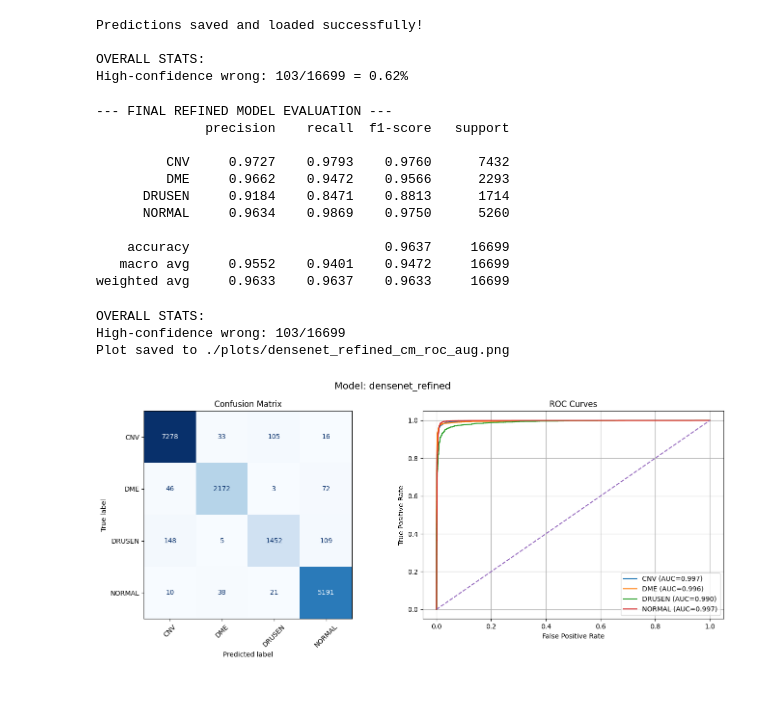
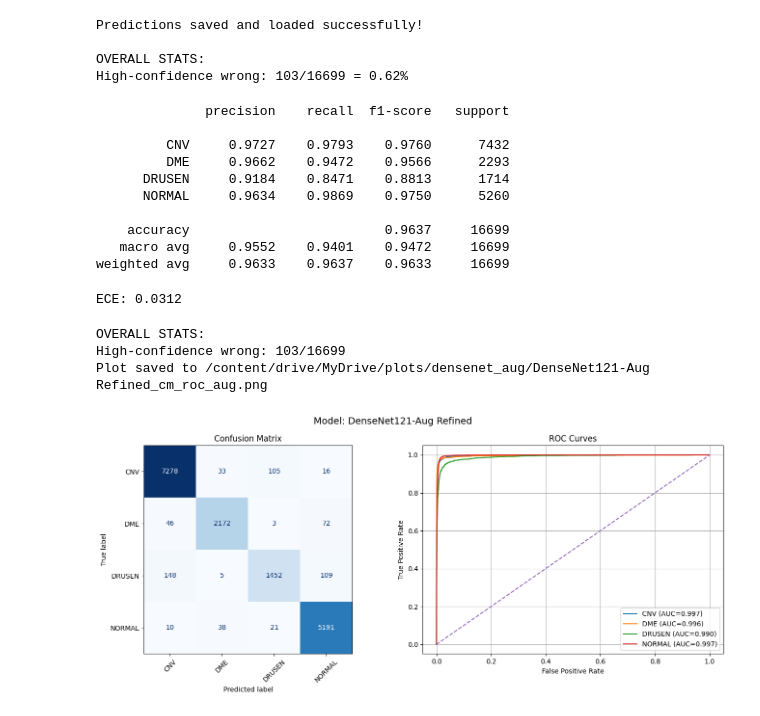
Before and after one commit to ManosGitProject/oct_retinal_classification_hackathon_v1, a Jupyter notebook: 02d_Train_DenseNet121_Augmented.ipynb, the cells around one changed output. Drawn from its saved outputs; the diff is of its cells as text; code cells hidden in the pictures.

```diff
--- a/02d_Train_DenseNet121_Augmented.ipynb
+++ b/02d_Train_DenseNet121_Augmented.ipynb
@@ -416,8 +417,7 @@ for stage in tqdm(stages, desc='Stage', unit='stage', position=0, leave=True):
     (model, optimizer, scheduler, start_epoch,
      train_epoch_losses, train_epoch_f1s,
      val_epoch_losses, val_epoch_f1s,
-     num_epochs_checkpoint, data_fraction_checkpoint) = utils.load_latest_checkpoint(model, optimizer, scheduler,
-                                                                                     stage, path=path_hackathon_checkpoints, device=device)
+     num_epochs_checkpoint, data_fraction_checkpoint) = utils.load_latest_checkpoint(model, optimizer, scheduler, stage, path=path_hackathon_checkpoints)
 
     if start_epoch == 0 and prev_stage is not None:
         current_prev_best_path = os.path.join(path_oct_models, f"densenet_{prev_stage}_best.pth")
@@ -929,21 +929,18 @@ OVERALL STATS:
 High-confidence wrong: 103/16699 = 0.62%
 # %%
 # Load and force into NumPy arrays for plotting consistency
-data = torch.load("test_predictions_refined_test.pth", weights_only=False)
-gold = np.array(data["gold_labels"])
+data = torch.load(f"{path_final_models}/test_predictions_refined_test.pth", weights_only=False)
+gold_labels = np.array(data["gold_labels"])
 preds = np.array(data["predictions"])
 probs = np.array(data["probabilities"])
 
 class_names = ["CNV", "DME", "DRUSEN", "NORMAL"]
 class_colors = ["#d62728", "#1f77b4", "#2ca02c", "#ff7f0e"] # Red, Blue, Green, Orange
 threshold = 0.9
-path_final_plots = "./plots"
 
-# --- 2. OFFICIAL STATS & REPORT ---
-print("--- FINAL REFINED MODEL EVALUATION ---")
-print(classification_report(gold, preds, target_names=class_names, digits=4))
+# Classification Report
+print(classification_report(gold_labels, preds, target_names=class_names, digits=4))
 # %% [output]
---- FINAL REFINED MODEL EVALUATION ---
               precision    recall  f1-score   support
 
          CNV     0.9727    0.9793    0.9760      7432
@@ -954,29 +951,25 @@ print(classification_report(gold, preds, target_names=class_names, digits=4))
     accuracy                         0.9637     16699
    macro avg     0.9552    0.9401    0.9472     16699
 weighted avg     0.9633    0.9637    0.9633     16699
+# %%
+ece = MulticlassCalibrationError(num_classes=4, n_bins=10)
+ece_score = ece(torch.tensor(probs), torch.tensor(gold_labels))
+print(f"ECE: {ece_score.item():.4f}")
+# %% [output]
+ECE: 0.0312
 # %%
 # Confidence and Error Masks
 pred_conf = probs[np.arange(len(preds)), preds]
-correct = (preds == gold)
+correct = (preds == gold_labels)
 high_conf_wrong_mask = (~correct) & (pred_conf > threshold)
 
 print(f"OVERALL STATS:")
 print(f"High-confidence wrong: {np.sum(high_conf_wrong_mask)}/{len(preds)}")
 
-# --- 3. THE "UTILS" PLOT (CM & ROC) ---
-# Calls your specific function: (gold, preds, probs, names, path, aug, name)
-utils.plot_cm_and_roc_single_stage(
-    gold,
-    preds,
-    probs,
-    class_names,
-    path_final_plots,
-    True,               # augmented
-    "densenet_refined"  # model_name
-)
+utils.plot_cm_and_roc_single_stage(gold_labels, preds, probs, class_names, path_plots, True, 'DenseNet121-Aug Refined')
 # %% [output]
 OVERALL STATS:
 High-confidence wrong: 103/16699
-Plot saved to ./plots/densenet_refined_cm_roc_aug.png
+Plot saved to /content/drive/MyDrive/plots/densenet_aug/DenseNet121-Aug Refined_cm_roc_aug.png
-[figure, old version]
+[figure, new version]
 # %%
```
Also changed, not shown: parts of 7 cells of this notebook.
